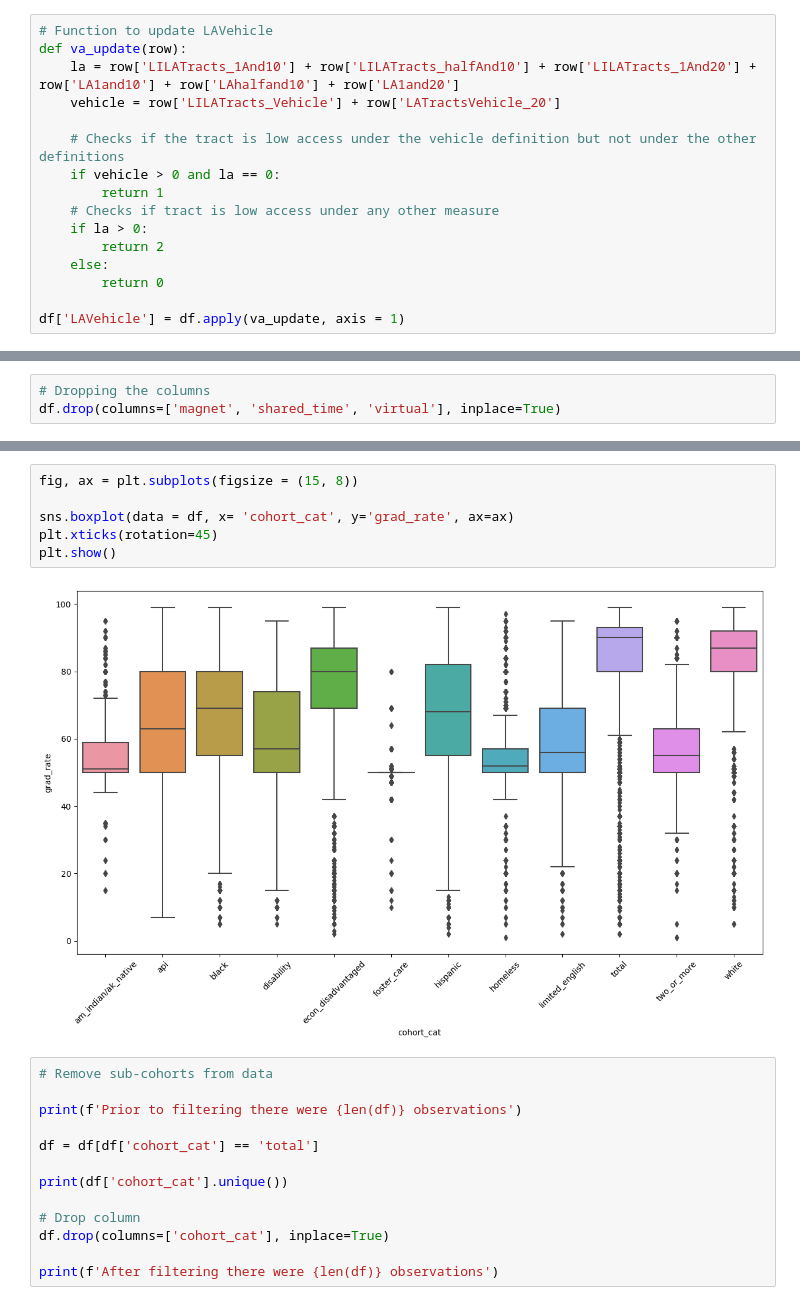
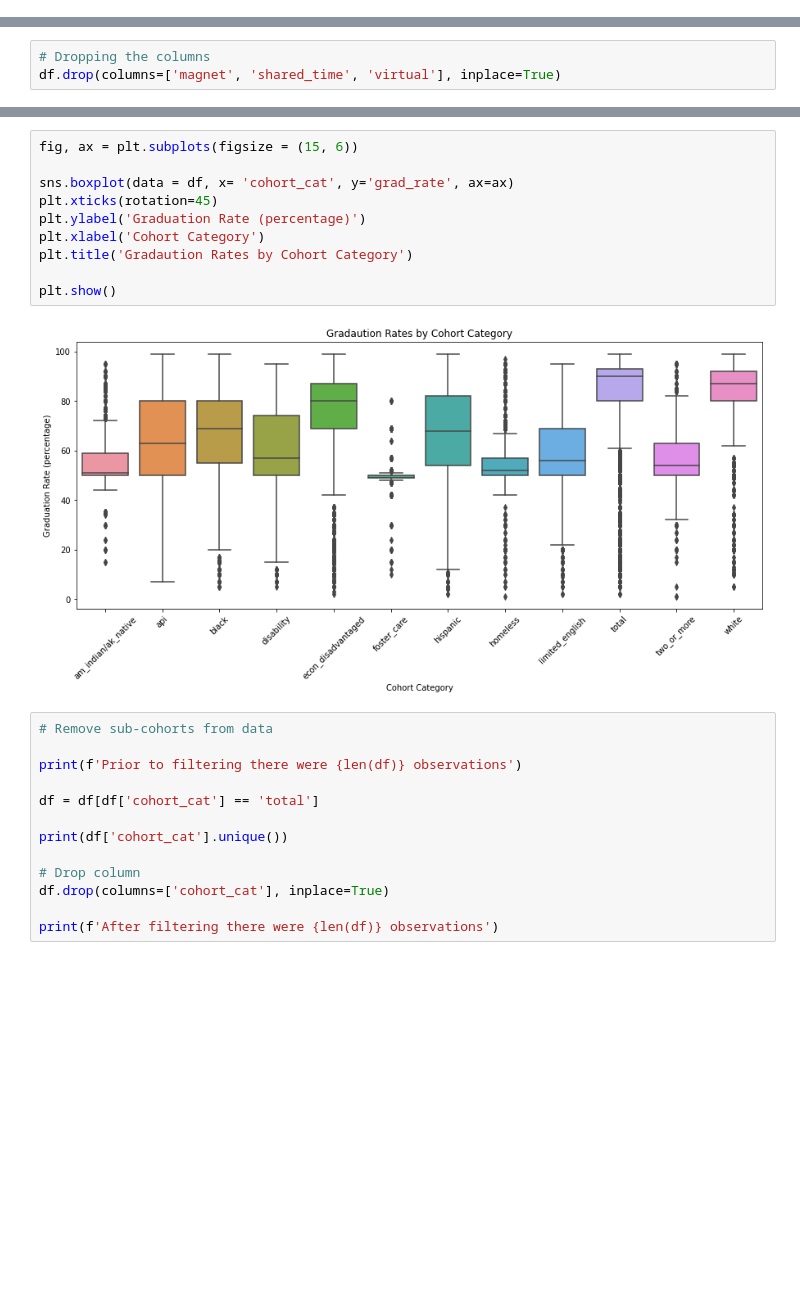
Before and after one commit to bcbottle/TOOL1_FINAL_PROJECT, a Jupyter notebook: data_analysis.ipynb, the cells around one changed output, grey strips where cells are left out. Drawn from its saved outputs; the diff is of its cells as text; blank space fills up the shorter version.

```diff
--- a/data_analysis.ipynb
+++ b/data_analysis.ipynb
@@ -43,22 +66,6 @@ def tract_status_update(row):
         return 0
 
 df['tract_status'] = df.apply(tract_status_update, axis=1)
-# %%
-# Function to update LAVehicle
-def va_update(row):
-    la = row['LILATracts_1And10'] + row['LILATracts_halfAnd10'] + row['LILATracts_1And20'] + row['LA1and10'] + row['LAhalfand10'] + row['LA1and20']
-    vehicle = row['LILATracts_Vehicle'] + row['LATractsVehicle_20']
-
-    # Checks if the tract is low access under the vehicle definition but not under the other definitions
-    if vehicle > 0 and la == 0:
-        return 1
-    # Checks if tract is low access under any other measure
-    if la > 0:
-        return 2
-    else:
-        return 0
-
-df['LAVehicle'] = df.apply(va_update, axis = 1)
 # %%
 # Check structure of data
 df.info()
@@ -196,11 +181,15 @@ A note that this means I won't be able to rule out that any differences I find a
 # %%
-fig, ax = plt.subplots(figsize = (15, 8))
+fig, ax = plt.subplots(figsize = (15, 6))
 
 sns.boxplot(data = df, x= 'cohort_cat', y='grad_rate', ax=ax)
 plt.xticks(rotation=45)
+plt.ylabel('Graduation Rate (percentage)')
+plt.xlabel('Cohort Category')
+plt.title('Gradaution Rates by Cohort Category')
+
 plt.show()
 # %% [output]
-[figure, old version]
+[figure, new version]
 # %%
 # Remove sub-cohorts from data
 
```
Also changed, not shown: parts of 65 cells of this notebook.
